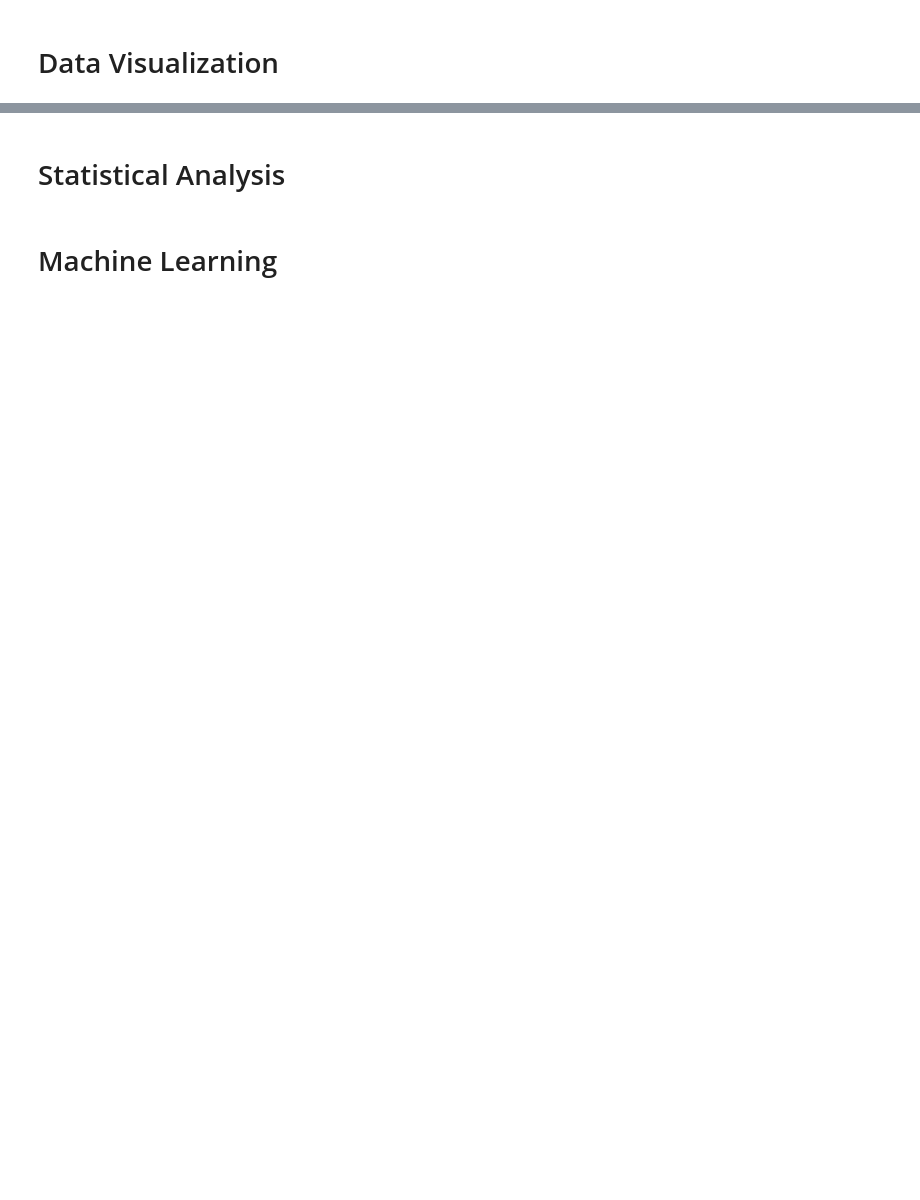
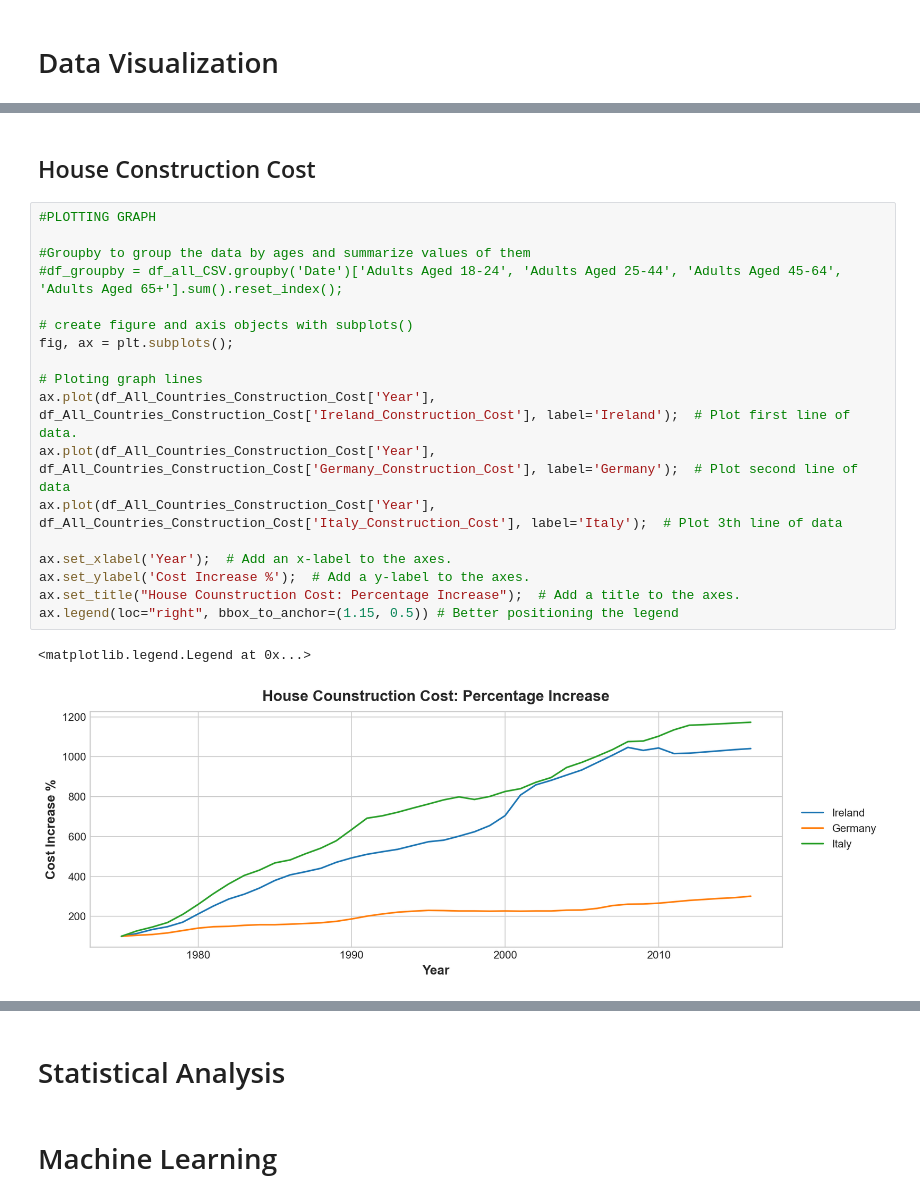
Before and after one commit to 2223066/CCT_Master_DataAnalytics_CA2, a Jupyter notebook: Assessment_2.ipynb, the cells around one changed output, grey strips where cells are left out. Saved outputs shown, nothing was run; the diff lists cells and outputs as text; blank space fills up the shorter version.

```diff
--- a/Assessment_2.ipynb
+++ b/Assessment_2.ipynb
@@ -692,0 +1385,23 @@ df_Italy_Construction_Total
+# %% [markdown]
+## House Construction Cost
+# %%
+#PLOTTING GRAPH
+
+#Groupby to group the data by ages and summarize values of them
+#df_groupby = df_all_CSV.groupby('Date')['Adults Aged 18-24', 'Adults Aged 25-44', 'Adults Aged 45-64', 'Adults Aged 65+'].sum().reset_index();
+
+# create figure and axis objects with subplots()
+fig, ax = plt.subplots();
+
+# Ploting graph lines
+ax.plot(df_All_Countries_Construction_Cost['Year'], df_All_Countries_Construction_Cost['Ireland_Construction_Cost'], label='Ireland');  # Plot first line of data.
+ax.plot(df_All_Countries_Construction_Cost['Year'], df_All_Countries_Construction_Cost['Germany_Construction_Cost'], label='Germany');  # Plot second line of data
+ax.plot(df_All_Countries_Construction_Cost['Year'], df_All_Countries_Construction_Cost['Italy_Construction_Cost'], label='Italy');  # Plot 3th line of data
+
+ax.set_xlabel('Year');  # Add an x-label to the axes.
+ax.set_ylabel('Cost Increase %');  # Add a y-label to the axes.
+ax.set_title("House Counstruction Cost: Percentage Increase");  # Add a title to the axes.
+ax.legend(loc="right", bbox_to_anchor=(1.15, 0.5)) # Better positioning the legend
+# %% [output]
+<matplotlib.legend.Legend at 0x...>
+[figure, added]
```
Also changed, not shown: parts of 80 cells of this notebook, 8 other files.
